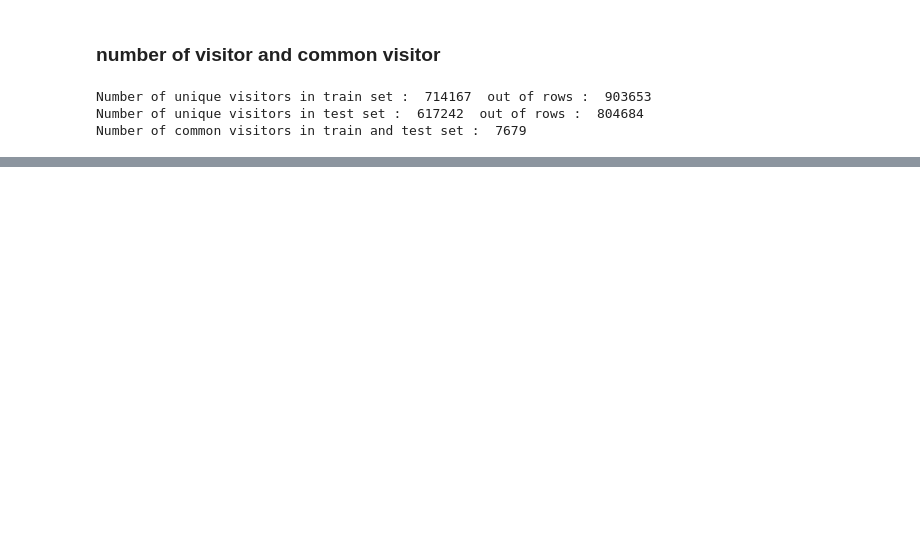
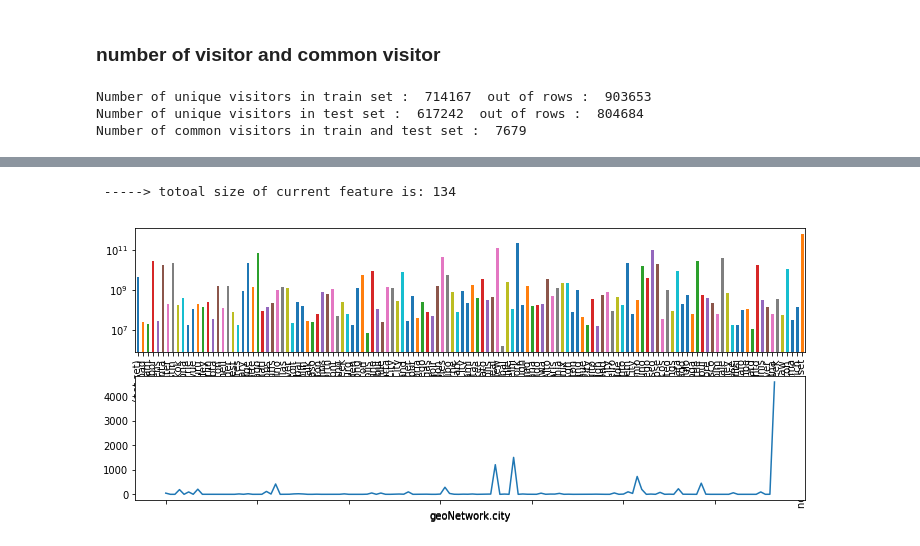
Before and after one commit to Leviyu/Kaggle_GCRevenuePrediction, a Jupyter notebook: test3.ipynb, the cells around one changed output, grey strips where cells are left out. Cells and saved outputs as stored; diff of their text form; code cells hidden in the pictures; blank space fills up the shorter version.

```diff
--- a/test3.ipynb
+++ b/test3.ipynb
@@ -776,0 +596,7 @@ train_df.columns
+# %%
+# geoNetwork.city
+feat = 'geoNetwork.city'
+check_me(feat)
+# %% [output]
+ -----> totoal size of current feature is: 134
+[figure, added]
```
Also changed, not shown: parts of 105 cells of this notebook, 15 other files.
